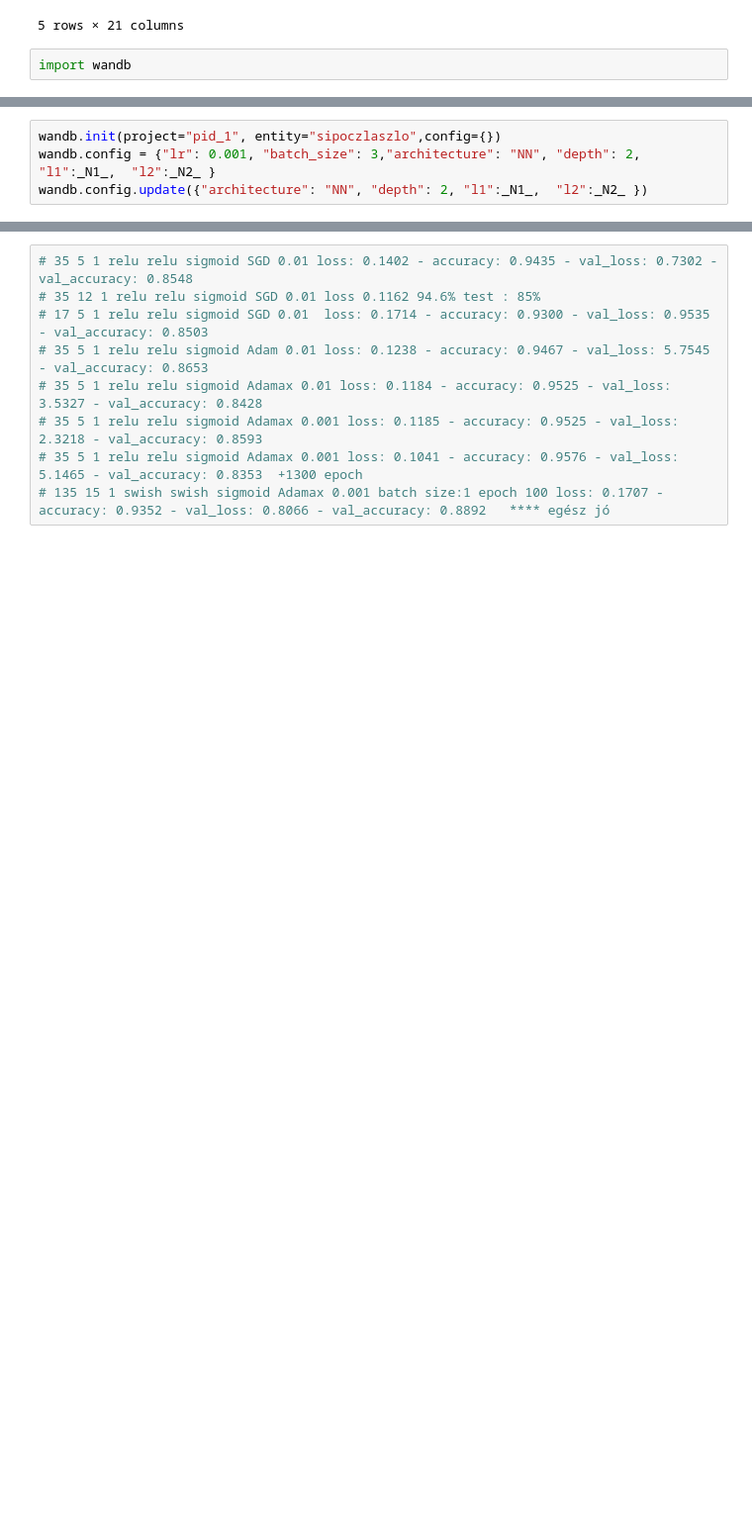
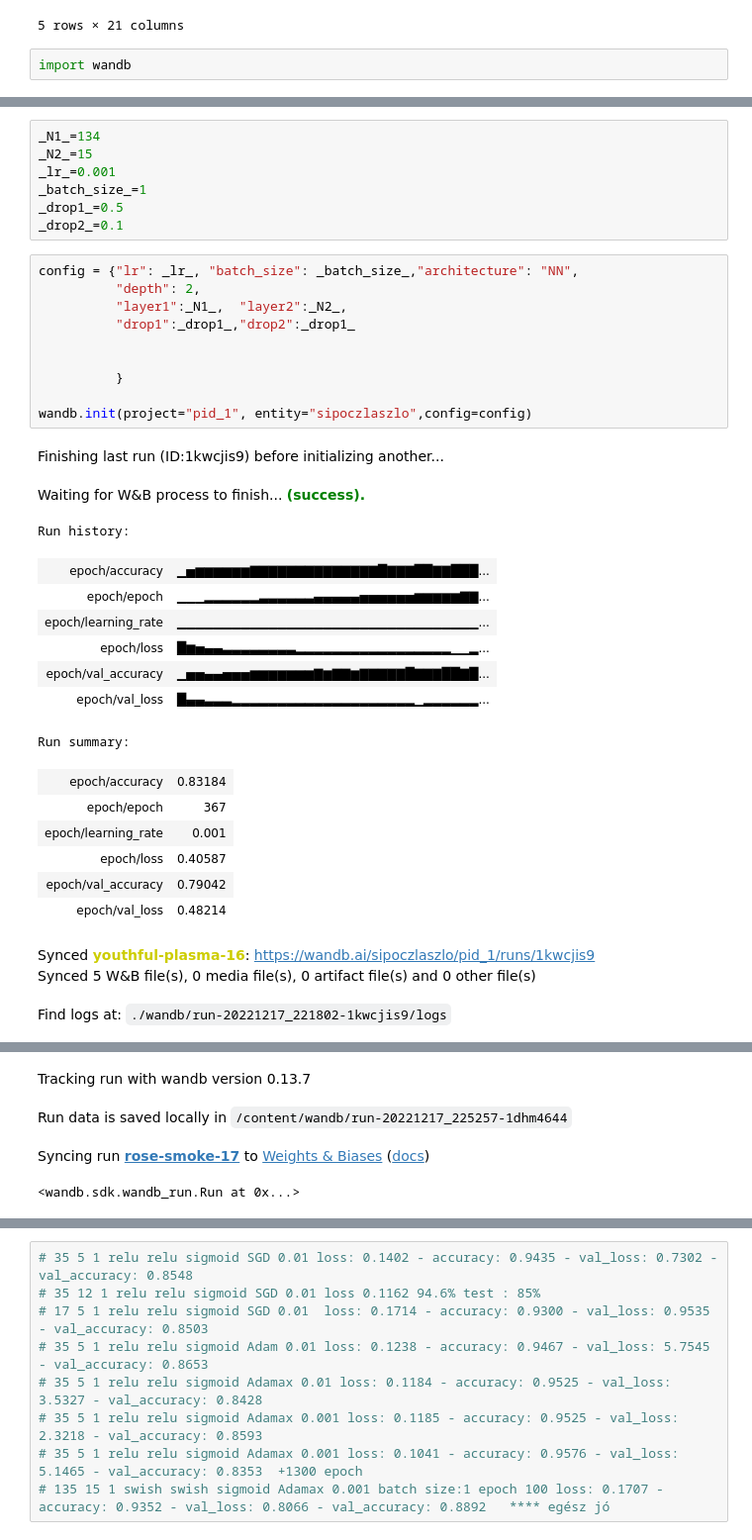
Before and after one commit to sipocz/pid_time_series, a Jupyter notebook: pid_NN_2.ipynb, the cells around one changed output, grey strips where cells are left out. Shown: that part at 99% size. Cells and saved outputs as stored; diff of their text form; blank space fills up the shorter version.

```diff
--- a/pid_NN_2.ipynb
+++ b/pid_NN_2.ipynb
@@ -120,4 +116,0 @@ _N2_=3
-# %%
-wandb.init(project="pid_1", entity="sipoczlaszlo",config={})
-wandb.config = {"lr": 0.001, "batch_size": 3,"architecture": "NN", "depth": 2, "l1":_N1_,  "l2":_N2_ }
-wandb.config.update({"architecture": "NN", "depth": 2, "l1":_N1_,  "l2":_N2_ })
@@ -147,0 +117,37 @@ Syncing run dauntless-energy-11 to Weights & Biases (docs)
+# %%
+_N1_=134
+_N2_=15
+_lr_=0.001
+_batch_size_=1
+_drop1_=0.5
+_drop2_=0.1
+# %%
+config = {"lr": _lr_, "batch_size": _batch_size_,"architecture": "NN",
+          "depth": 2,
+          "layer1":_N1_,  "layer2":_N2_,
+          "drop1":_drop1_,"drop2":_drop1_
+
+
+          }
+
+wandb.init(project="pid_1", entity="sipoczlaszlo",config=config)
+# %% [output]
+Finishing last run (ID:1kwcjis9) before initializing another...
+Waiting for W&B process to finish... (success).
+Run history:
+| epoch/accuracy | ▁▅▆▆▆▆▆▆▇▇▇▇▇▇▇▇▇▇▇▇▇▇█▇▇▇██▇▇███... |
+| epoch/epoch | ▁▁▁▂▂▂▂▂▂▃▃▃▃▃▃▄▄▄▄▄▅▅▅▅▅▅▆▆▆▆▆▇▇... |
+| epoch/learning_rate | ▁▁▁▁▁▁▁▁▁▁▁▁▁▁▁▁▁▁▁▁▁▁▁▁▁▁▁▁▁▁▁▁▁... |
+| epoch/loss | █▆▅▄▄▃▃▃▃▃▃▃▃▂▂▂▂▂▂▂▂▂▂▂▂▂▂▂▂▂▁▁▂... |
+| epoch/val_accuracy | ▁▅▅▄▄▅▅▅▆▆▆▆▆▆▆▇▆▇▇▆▇▇▇▇▇█▇▇▇██▇█... |
+| epoch/val_loss | █▄▄▃▃▃▂▂▂▂▂▂▂▂▂▂▂▂▂▂▂▂▂▂▂▂▁▂▂▂▂▂▂... |
+Run summary:
+| epoch/accuracy | 0.83184 |
+| epoch/epoch | 367 |
+| epoch/learning_rate | 0.001 |
+| epoch/loss | 0.40587 |
+| epoch/val_accuracy | 0.79042 |
+| epoch/val_loss | 0.48214 |
+Synced youthful-plasma-16: https://wandb.ai/sipoczlaszlo/pid_1/runs/1kwcjis9
+Synced 5 W&B file(s), 0 media file(s), 0 artifact file(s) and 0 other file(s)
+Find logs at: ./wandb/run-20221217_221802-1kwcjis9/logs
@@ -148,3 +155,7 @@ Syncing run dauntless-energy-11 to Weights & Biases (docs)
+Tracking run with wandb version 0.13.7
+Run data is saved locally in /content/wandb/run-20221217_225257-1dhm4644
+Syncing run rose-smoke-17 to Weights & Biases (docs)
+<wandb.sdk.wandb_run.Run at 0x...>
 # %%
 from keras.engine.base_layer import regularizers
 from keras.layers import InputLayer, Dense, LSTM, Input, Dropout
```
Also changed, not shown: parts of 14 cells of this notebook.
